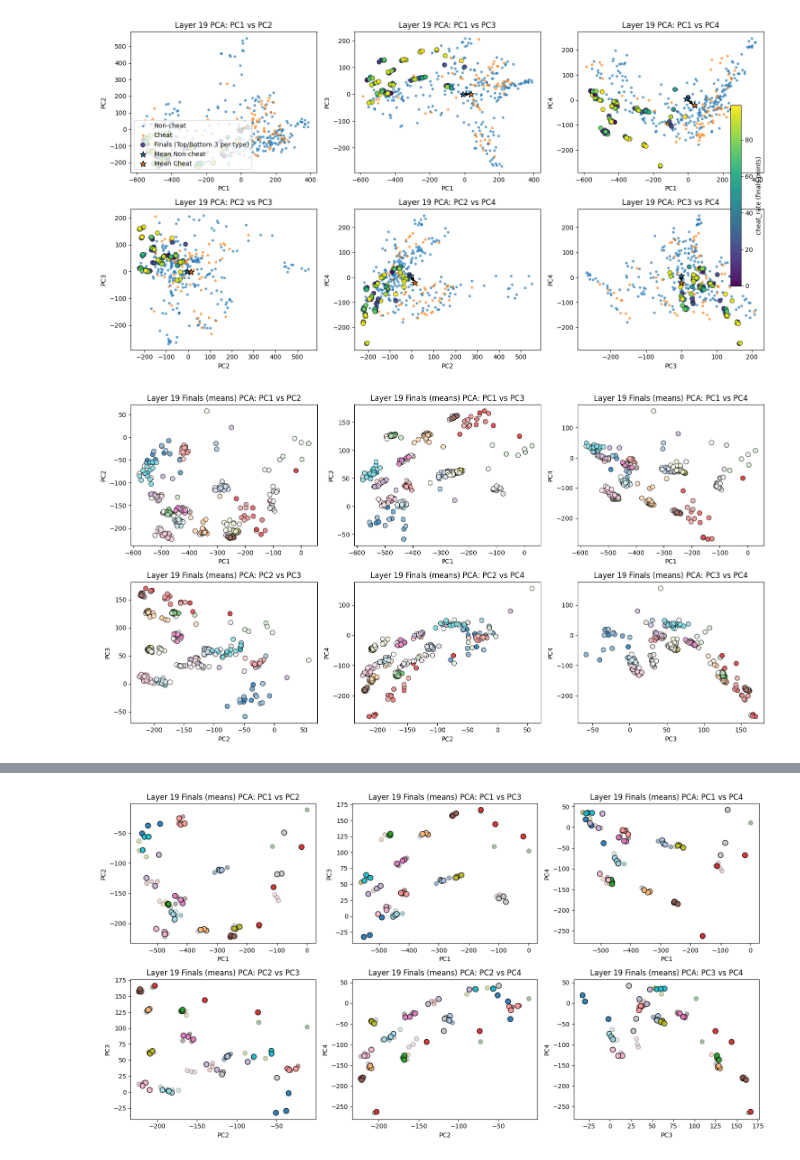
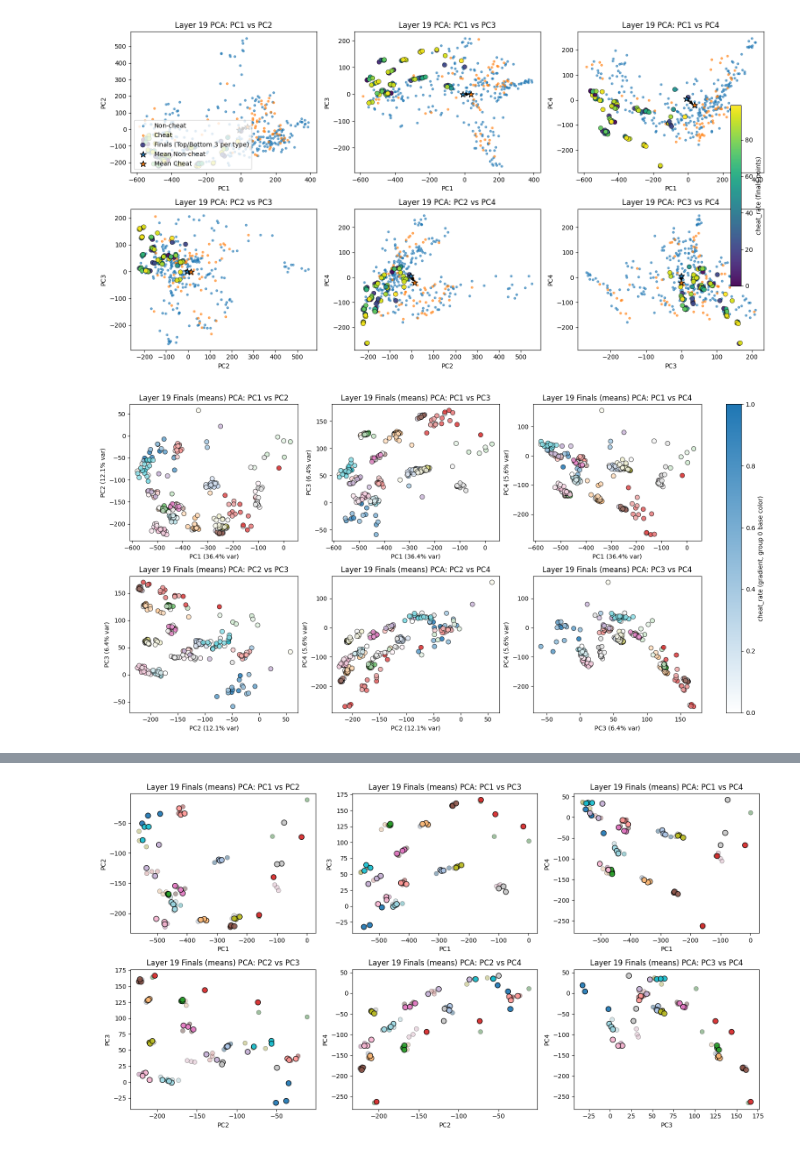
Before and after one commit to jrh-mann/counterfactual_steering, a Jupyter notebook: counterfactual_steering/newmain.ipynb, the cells around one changed output, grey strips where cells are left out. Drawn from its saved outputs; the diff is of its cells as text; code cells hidden in the pictures.

Commit message:
more graphs!

```diff
--- a/counterfactual_steering/newmain.ipynb
+++ b/counterfactual_steering/newmain.ipynb
@@ -450,6 +538,7 @@ import matplotlib as mpl
 layer19_means = means[:, 15, :].to(torch.float32)  # shape: (num_samples, 2880)
 pca = PCA(n_components=4)
 pca.fit(layer19_means.cpu().numpy())  # Fit PCA just on the main distribution
+explained_var = pca.explained_variance_ratio_ * 100  # as percentage
 
 # Step 2: Project "finals" means onto the PCA basis
 finals_layer_means = mean_ta[:, 15, :].to(torch.float32)  # shape (299, 2880)
@@ -499,37 +588,38 @@ for idx, (i, j) in enumerate(pairs):
             else:
                 cheat_norm = np.zeros_like(group_cheat)
         else:
             cheat_norm = np.array([0.5])
 
         c_this = group_gradient_colors(base_colors[group], cheat_norm)
 
         sc = ax.scatter(
             group_pca[:, i], group_pca[:, j],
             c=c_this,
             s=55, alpha=0.85, edgecolors='k', linewidths=0.7, marker="o",
             label=f'Group {group}' if idx == 0 else None
         )
         if idx == 0 and group == 0:
             scs.append(sc)
         g_start = g_end
 
-    ax.set_xlabel(f'PC{i+1}')
-    ax.set_ylabel(f'PC{j+1}')
+    ax.set_xlabel(f'PC{i+1} ({explained_var[i]:.1f}% var)')
+    ax.set_ylabel(f'PC{j+1} ({explained_var[j]:.1f}% var)')
     ax.set_title(f'Layer 19 Finals (means) PCA: PC{i+1} vs PC{j+1}')
 
 plt.tight_layout()
 
 # Show colorbar for the gradient for group 0 (for reference)
 from matplotlib.colors import ListedColormap
 # For colorbar, use a 1D colormap for the base color of group 0
 steps = np.linspace(0, 1, 256)
 cb_cmap = ListedColormap(group_gradient_colors(base_colors[0], steps))
+cb = plt.colorbar(mpl.cm.ScalarMappable(cmap=cb_cmap), ax=axes, orientation='vertical', fraction=0.03, pad=0.04)
 cb.set_label('cheat_rate (gradient, group 0 base color)')
 
-plt.savefig("plots/all_pergroup_gradient.png")
+plt.savefig("plots/all_pergroup_gradientwithvar.png")
 plt.show()
 # %% [output]
-[figure, old version]
+[figure, new version]
 # %%
 from sklearn.decomposition import PCA
 import matplotlib.pyplot as plt
```
Also changed, not shown: parts of 16 cells of this notebook, 6 other files.
